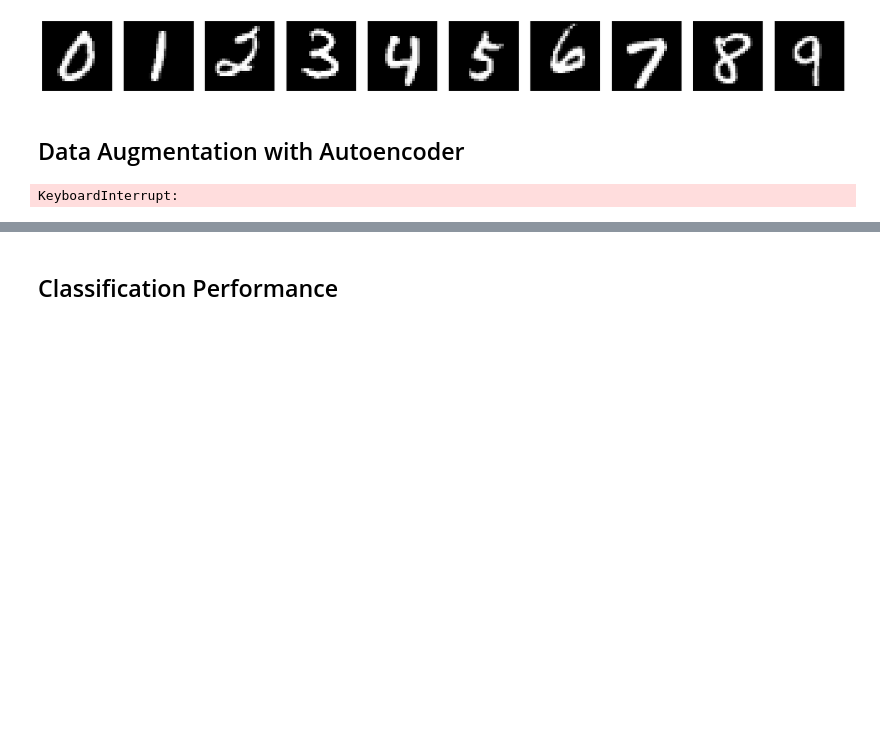
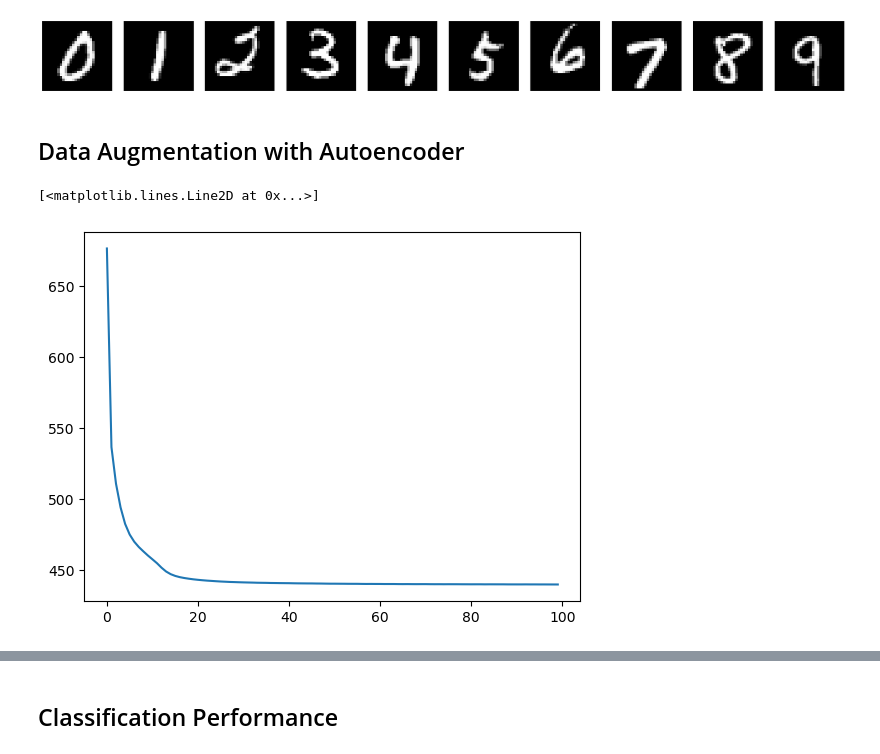
Before and after one commit to sleepymalc/IG-Augmentation, a Jupyter notebook: MNIST/main.ipynb, the cells around one changed output, grey strips where cells are left out. Drawn from its saved outputs; the diff is of its cells as text; code cells hidden in the pictures; blank space fills up the shorter version.

```diff
--- a/MNIST/main.ipynb
+++ b/MNIST/main.ipynb
@@ -53,7 +53,7 @@ def set_random_seed(seed):
     torch.backends.cudnn.deterministic = True
     torch.backends.cudnn.benchmark = False
 
-load = False
+load = True
 
 set_random_seed(2)
 k = 8
@@ -489,11 +507,11 @@ class Encoder(nn.Module):
     def __init__(self, input_channels=1, feature_maps=[12, 24, 48]):
         super(Encoder, self).__init__()
         self.layers = nn.Sequential(
-            nn.Conv2d(input_channels, feature_maps[0], kernel_size=4, stride=2, padding=1),  # [batch, 12, 16, 16]
+            nn.Conv2d(input_channels, feature_maps[0], kernel_size=4, stride=2, padding=1),
             nn.ReLU(),
-            nn.Conv2d(feature_maps[0], feature_maps[1], kernel_size=4, stride=2, padding=1),  # [batch, 24, 8, 8]
+            nn.Conv2d(feature_maps[0], feature_maps[1], kernel_size=4, stride=2, padding=1),
             nn.ReLU(),
-            nn.Conv2d(feature_maps[1], feature_maps[2], kernel_size=4, stride=2, padding=1),  # [batch, 48, 4, 4]
+            nn.Conv2d(feature_maps[1], feature_maps[2], kernel_size=3, stride=2, padding=1),
             nn.ReLU()
         )
 
@@ -505,11 +523,11 @@ class Decoder(nn.Module):
     def __init__(self, output_channels=1, feature_maps=[48, 24, 12]):
         super(Decoder, self).__init__()
         self.layers = nn.Sequential(
-            nn.ConvTranspose2d(feature_maps[0], feature_maps[1], kernel_size=4, stride=2, padding=1),  # [batch, 24, 8, 8]
+            nn.ConvTranspose2d(feature_maps[0], feature_maps[1], kernel_size=3, stride=2, padding=1),
             nn.ReLU(),
-            nn.ConvTranspose2d(feature_maps[1], feature_maps[2], kernel_size=4, stride=2, padding=1),  # [batch, 12, 16, 16]
+            nn.ConvTranspose2d(feature_maps[1], feature_maps[2], kernel_size=4, stride=2, padding=1),
             nn.ReLU(),
-            nn.ConvTranspose2d(feature_maps[2], output_channels, kernel_size=4, stride=2, padding=1),  # [batch, 3, 32, 32]
+            nn.ConvTranspose2d(feature_maps[2], output_channels, kernel_size=4, stride=2, padding=1),
             nn.Sigmoid()
         )
 
@@ -518,39 +536,40 @@ class Decoder(nn.Module):
 # %%
 train_loader_original = DataLoader(dataset=datasets.MNIST(root='./data', download=True, train=True, transform=transforms.Compose([transforms.ToTensor(),transforms.Normalize(mean=[0.1307], std=[0.3081]),])), batch_size=64, shuffle=True)
 
-enc = Encoder(input_channels=1, feature_maps=[16, 32, 64]).to(device)  # Update for single-channel grayscale
-dec = Decoder(output_channels=1, feature_maps=[64, 32, 16]).to(device)
-loss_fn = nn.BCELoss()
+enc = Encoder(input_channels=1, feature_maps=[1, 12, 48]).to(device)  # Update for single-channel grayscale
+dec = Decoder(output_channels=1, feature_maps=[48, 12, 1]).to(device)
+loss_fn = nn.MSELoss()
 optimizer_enc = torch.optim.Adam(enc.parameters(), lr=1e-3)
 optimizer_dec = torch.optim.Adam(dec.parameters(), lr=1e-3)
+
+train_loss = []
+num_epochs = 100
+
+for epoch in tqdm(range(num_epochs)):
+    train_epoch_loss = 0
+    for imgs, _ in train_loader_original:
+        imgs = imgs.to(device)
+
+        # Forward pass
+        latents = enc(imgs)  # Encode to latent space
+        output = dec(latents)  # Reconstruct image
+
+        # Compute loss
+        loss = loss_fn(output, imgs)
+        train_epoch_loss += loss.item()
+
+        # Backpropagation
+        optimizer_enc.zero_grad()
+        optimizer_dec.zero_grad()
+        loss.backward()
+        optimizer_enc.step()
+        optimizer_dec.step()
+    train_loss.append(train_epoch_loss)
+
+plt.plot(train_loss)
+# %% [output]
+[<matplotlib.lines.Line2D at 0x...>]
+[figure, added]
-# %%
-train_loss = []
-num_epochs = 100
-
-for epoch in tqdm(range(num_epochs)):
-    train_epoch_loss = 0
-    for imgs, _ in train_loader_original:
-        imgs = imgs.to(device)
-
-        # Forward pass
-        latents = enc(imgs)  # Encode to latent space
-        output = dec(latents)  # Reconstruct image
-
-        # Compute loss
-        loss = loss_fn(output, imgs)
-        train_epoch_loss += loss.item()
-
-        # Backpropagation
-        optimizer_enc.zero_grad()
-        optimizer_dec.zero_grad()
-        loss.backward()
-        optimizer_enc.step()
-        optimizer_dec.step()
-    train_loss.append(train_epoch_loss)
-
-plt.plot(train_loss)
-# %% [output]
-KeyboardInterrupt:
 # %%
 representation = None
 AE_imgs = None
```
Also changed, not shown: parts of 7 cells of this notebook, 11 other files.
